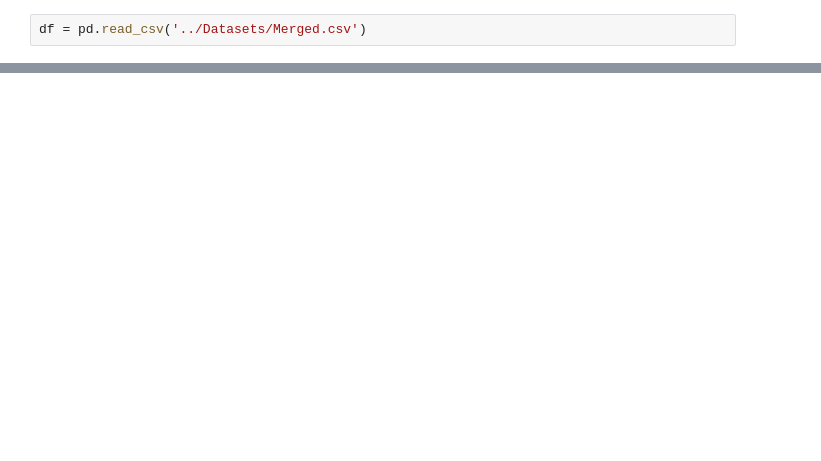
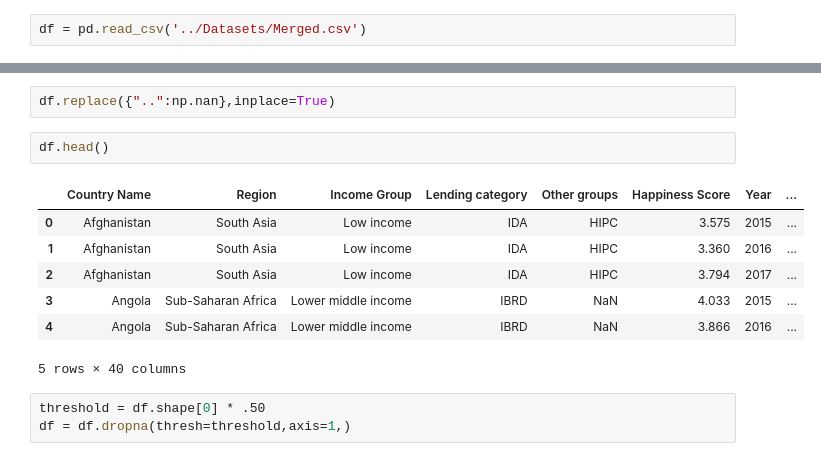
Before and after one commit to hari5347/Happiness-Score-Prediction, a Jupyter notebook: Data_preprocessing/Data_cleaning.ipynb, the cells around one changed output, grey strips where cells are left out. Drawn from its saved outputs; the diff is of its cells as text; blank space fills up the shorter version.

```diff
--- a/Data_preprocessing/Data_cleaning.ipynb
+++ b/Data_preprocessing/Data_cleaning.ipynb
@@ -47,0 +38,15 @@ memory usage: 116.5+ KB
+# %%
+df.replace({"..":np.nan},inplace=True)
+# %%
+df.head()
+# %% [output]
+|  | Country Name | Region | Income Group | Lending category | Other groups | Happiness Score | Year | ... |
+| 0 | Afghanistan | South Asia | Low income | IDA | HIPC | 3.575 | 2015 | ... |
+| 1 | Afghanistan | South Asia | Low income | IDA | HIPC | 3.360 | 2016 | ... |
+| 2 | Afghanistan | South Asia | Low income | IDA | HIPC | 3.794 | 2017 | ... |
+| 3 | Angola | Sub-Saharan Africa | Lower middle income | IBRD | NaN | 4.033 | 2015 | ... |
+| 4 | Angola | Sub-Saharan Africa | Lower middle income | IBRD | NaN | 3.866 | 2016 | ... |
+5 rows × 40 columns
+# %%
+threshold = df.shape[0] * .50
+df = df.dropna(thresh=threshold,axis=1,)
```
Also changed, not shown: parts of 26 cells of this notebook, 1 other file.
